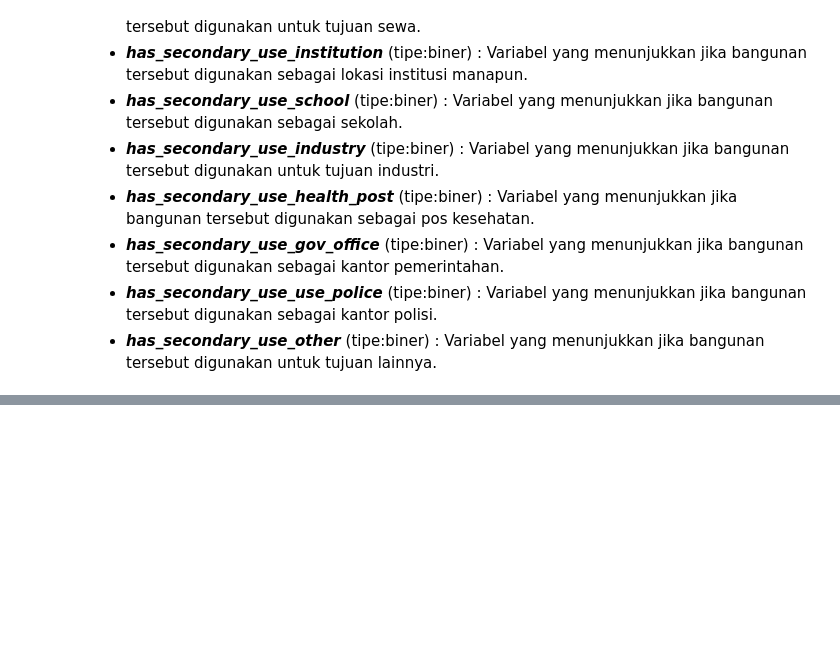
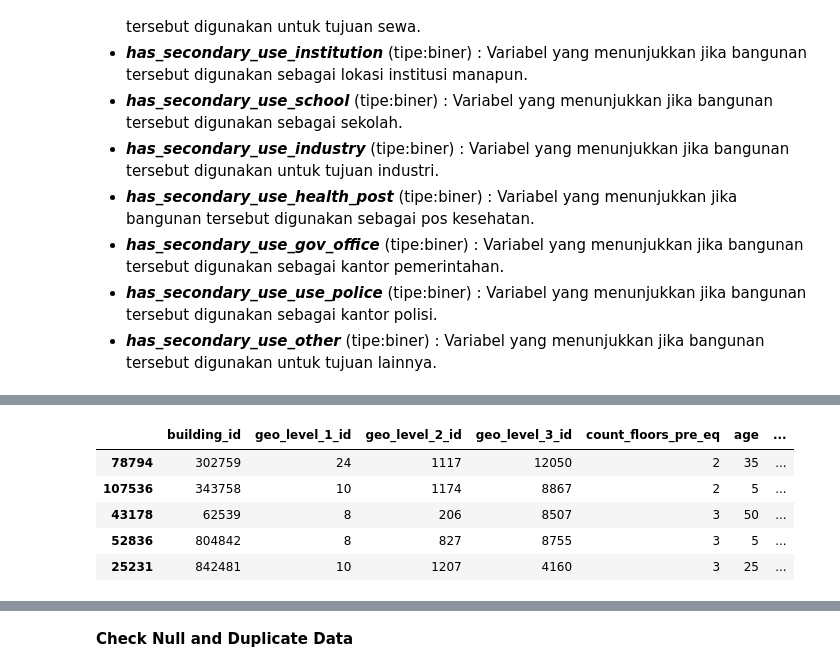
Before and after one commit to ReynaraEzra/Richter-Earthquake-Prediction, a Jupyter notebook: Richter_Prediction_Part1.ipynb, the cells around one changed output, grey strips where cells are left out. Saved outputs shown, nothing was run; the diff lists cells and outputs as text; code cells hidden in the pictures; blank space fills up the shorter version.

```diff
--- a/Richter_Prediction_Part1.ipynb
+++ b/Richter_Prediction_Part1.ipynb
@@ -161,0 +197,9 @@ Terdapat **39** kolom pada dataset, dimana kolom ***building_id*** adalah unik d
+# %%
+train.sample(5)
+# %% [output]
+|  | building_id | geo_level_1_id | geo_level_2_id | geo_level_3_id | count_floors_pre_eq | age | ... |
+| 78794 | 302759 | 24 | 1117 | 12050 | 2 | 35 | ... |
+| 107536 | 343758 | 10 | 1174 | 8867 | 2 | 5 | ... |
+| 43178 | 62539 | 8 | 206 | 8507 | 3 | 50 | ... |
+| 52836 | 804842 | 8 | 827 | 8755 | 3 | 5 | ... |
+| 25231 | 842481 | 10 | 1207 | 4160 | 3 | 25 | ... |
@@ -161,0 +207,2 @@ Terdapat **39** kolom pada dataset, dimana kolom ***building_id*** adalah unik d
+# %% [markdown]
+**Check Null and Duplicate Data**
```
Also changed, not shown: parts of 33 cells of this notebook.
